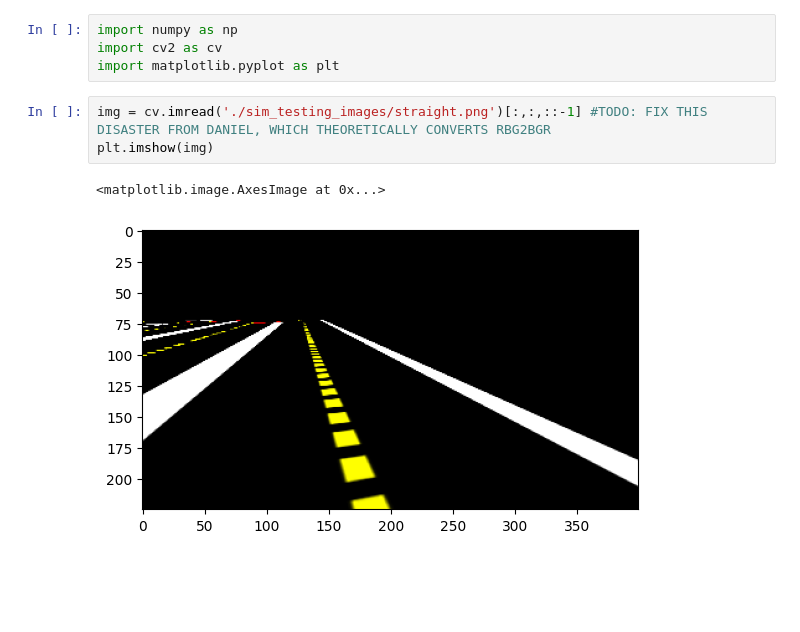
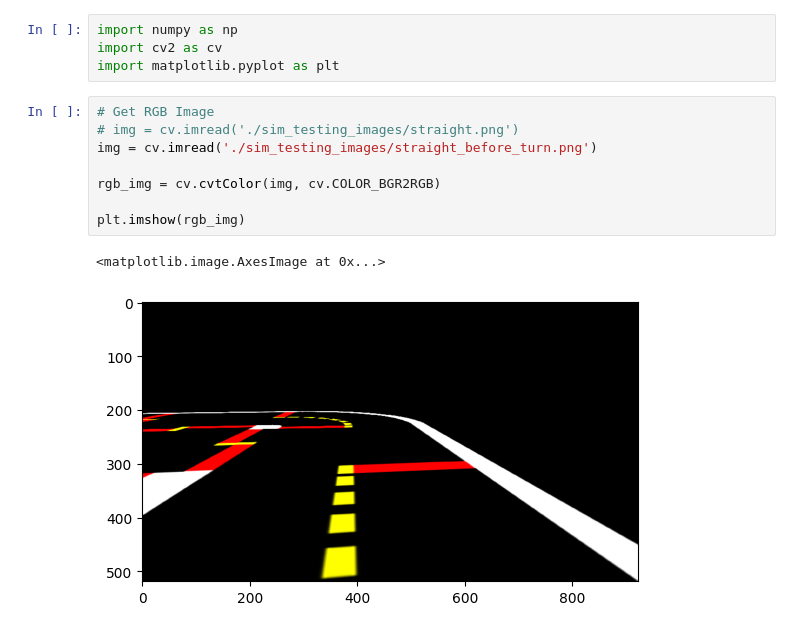
Before and after one commit to curtiscjohnson/self-driving-cars, a Jupyter notebook: testing.ipynb, the cells around one changed output. Cells and saved outputs as stored; diff of their text form; blank space fills up the shorter version.

```diff
--- a/testing.ipynb
+++ b/testing.ipynb
@@ -2,10 +2,15 @@
 import numpy as np
 import cv2 as cv
 import matplotlib.pyplot as plt
-# %%
-img = cv.imread('./sim_testing_images/straight.png')[:,:,::-1] #TODO: FIX THIS DISASTER FROM DANIEL, WHICH THEORETICALLY CONVERTS RBG2BGR
-plt.imshow(img)
-# %% [output]
-<matplotlib.image.AxesImage at 0x...>
-[figure, removed]
+# %%
+# Get RGB Image
+# img = cv.imread('./sim_testing_images/straight.png')
+img = cv.imread('./sim_testing_images/straight_before_turn.png')
+
+rgb_img = cv.cvtColor(img, cv.COLOR_BGR2RGB)
+
+plt.imshow(rgb_img)
+# %% [output]
+<matplotlib.image.AxesImage at 0x...>
+[figure, added]
 # %%
```
Also changed, not shown: parts of 4 cells of this notebook.
